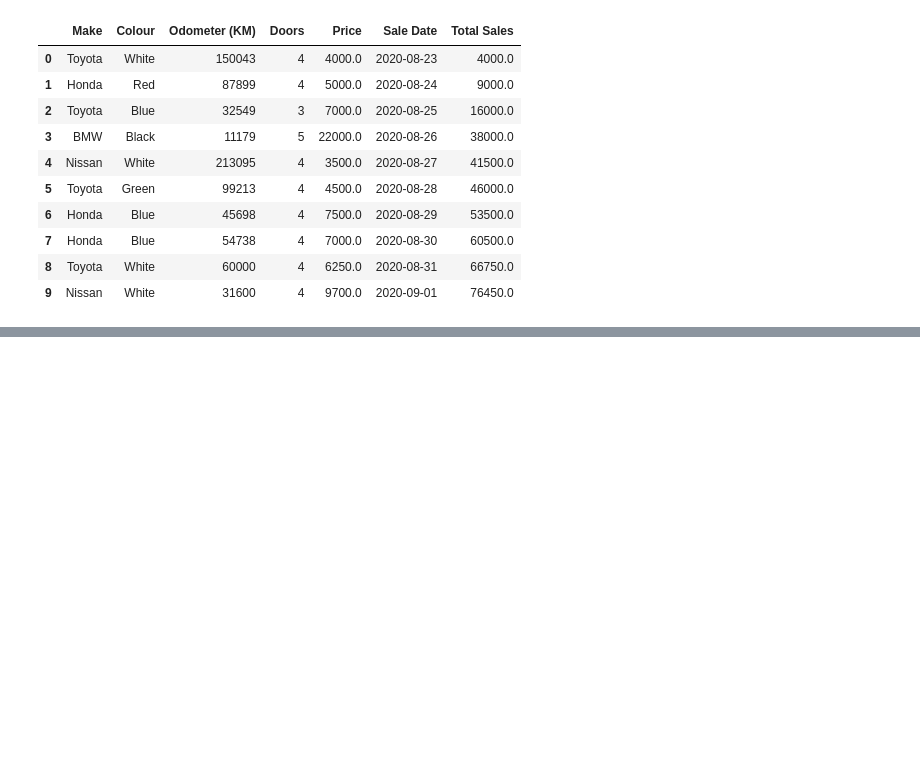
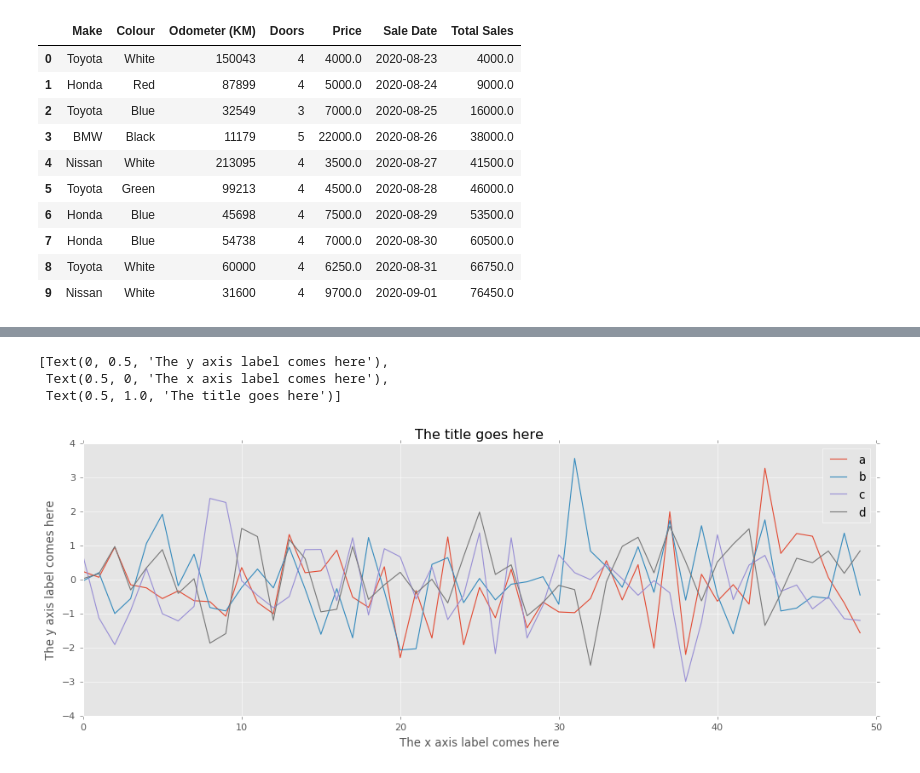
Before and after one commit to ineelhere/Machine-Learning-and-Data-Science, a Jupyter notebook: Matplotlib/matplotlib.ipynb, the cells around one changed output, grey strips where cells are left out. Cells and saved outputs as stored; diff of their text form; code cells hidden in the pictures; blank space fills up the shorter version.

```diff
--- a/Matplotlib/matplotlib.ipynb
+++ b/Matplotlib/matplotlib.ipynb
@@ -797,2 +796,13 @@ x.plot(kind='barh', figsize = (5,15));
+# %%
+#give it a title -- I've shown this before though
+ax = x.plot(figsize = (15,5))
+ax.set(title = "The title goes here",
+      xlabel = "The x axis label comes here",
+      ylabel = "The y axis label comes here")
+# %% [output]
+[Text(0, 0.5, 'The y axis label comes here'),
+ Text(0.5, 0, 'The x axis label comes here'),
+ Text(0.5, 1.0, 'The title goes here')]
+[figure, added]
 # %% [markdown]
 ![](https://media.giphy.com/media/USV0ym3bVWQJJmNu3N/giphy.gif)
```
Also changed, not shown: parts of 20 cells of this notebook.
